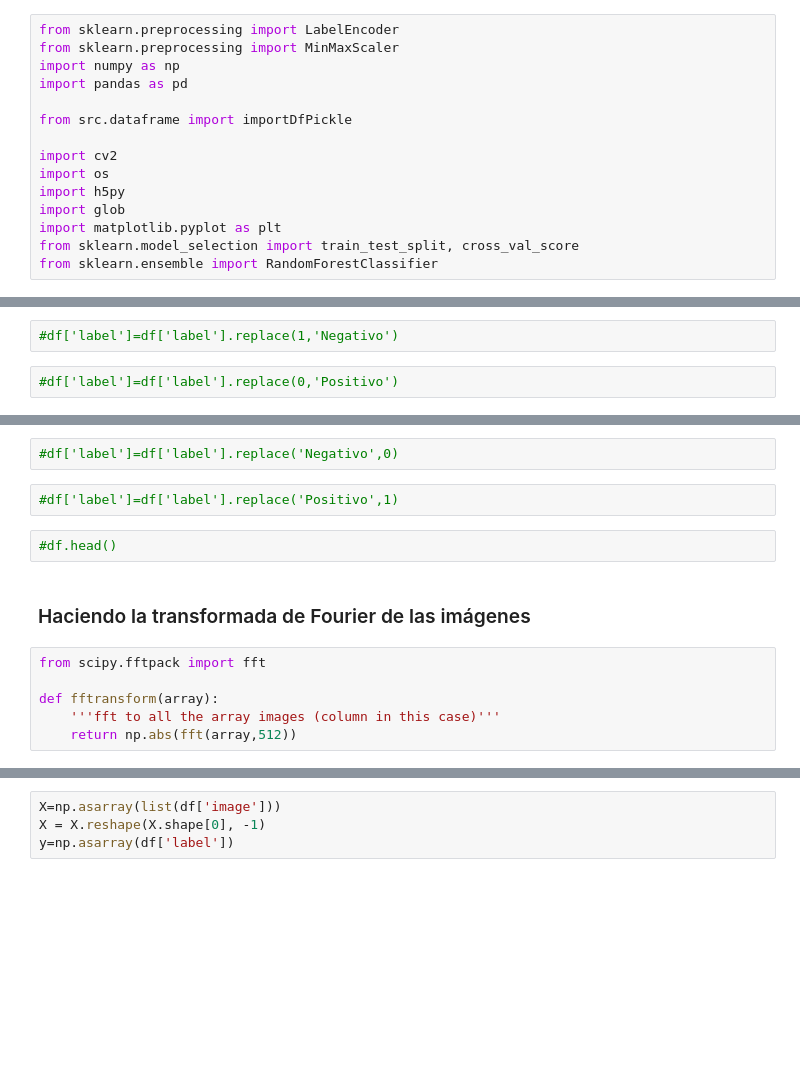
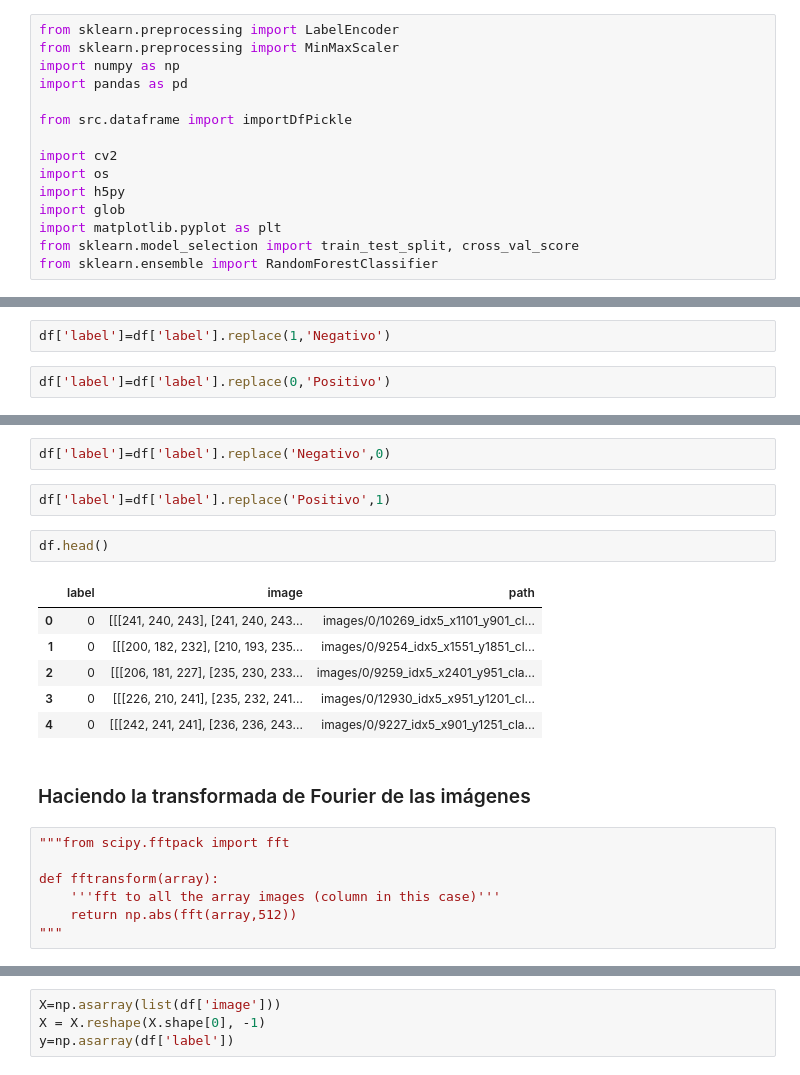
Before and after one commit to cprietosegura/Breast-Cancer-Detector-Model, a Jupyter notebook: randomforestclassifier.ipynb, the cells around one changed output, grey strips where cells are left out. Saved outputs shown, nothing was run; the diff lists cells and outputs as text; blank space fills up the shorter version.

```diff
--- a/randomforestclassifier.ipynb
+++ b/randomforestclassifier.ipynb
@@ -27,4 +27,4 @@ df.head()
 # %%
-#df['label']=df['label'].replace(1,'Negativo')
+df['label']=df['label'].replace(1,'Negativo')
 # %%
-#df['label']=df['label'].replace(0,'Positivo')
+df['label']=df['label'].replace(0,'Positivo')
@@ -33,14 +35,22 @@ df.head()
 # %%
-#df['label']=df['label'].replace('Negativo',0)
+df['label']=df['label'].replace('Negativo',0)
 # %%
-#df['label']=df['label'].replace('Positivo',1)
+df['label']=df['label'].replace('Positivo',1)
-# %%
-#df.head()
+# %%
+df.head()
+# %% [output]
+|  | label | image | path |
+| 0 | 0 | [[[241, 240, 243], [241, 240, 243... | images/0/10269_idx5_x1101_y901_cl... |
+| 1 | 0 | [[[200, 182, 232], [210, 193, 235... | images/0/9254_idx5_x1551_y1851_cl... |
+| 2 | 0 | [[[206, 181, 227], [235, 230, 233... | images/0/9259_idx5_x2401_y951_cla... |
+| 3 | 0 | [[[226, 210, 241], [235, 232, 241... | images/0/12930_idx5_x951_y1201_cl... |
+| 4 | 0 | [[[242, 241, 241], [236, 236, 243... | images/0/9227_idx5_x901_y1251_cla... |
 # %% [markdown]
 ### Haciendo la transformada de Fourier de las imágenes
 # %%
-from scipy.fftpack import fft
+"""from scipy.fftpack import fft
 
 def fftransform(array):
     '''fft to all the array images (column in this case)'''
     return np.abs(fft(array,512))
+"""
```
Also changed, not shown: parts of 39 cells of this notebook, 2 other files.
